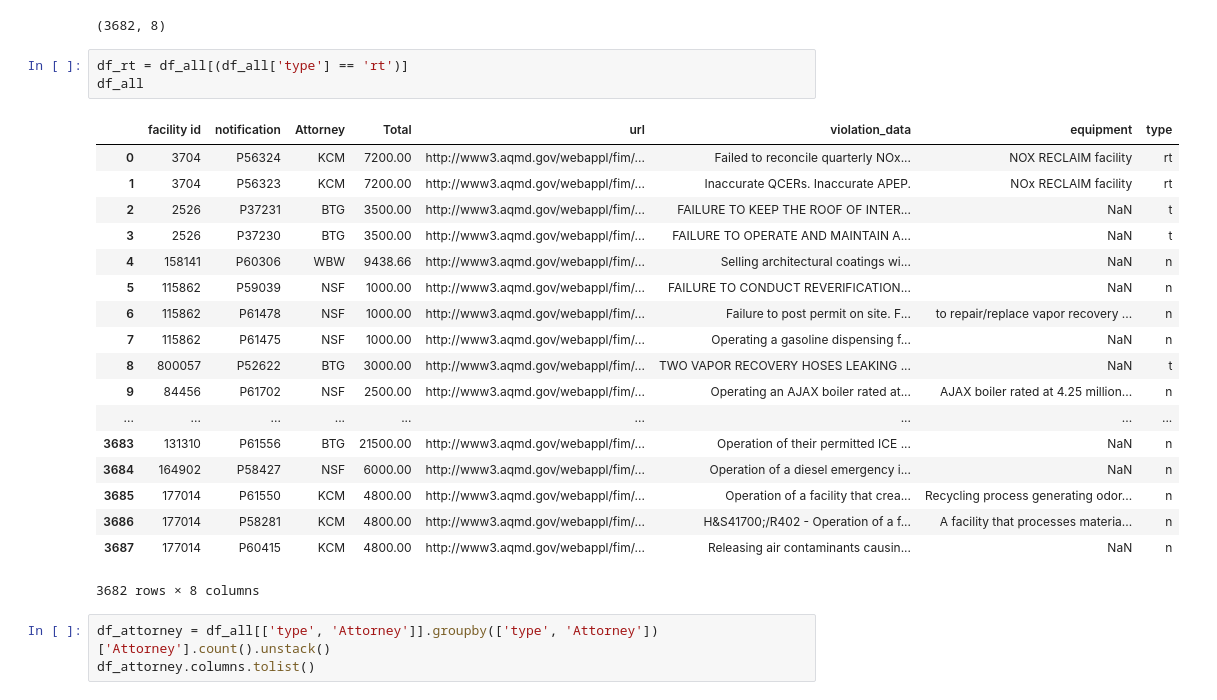
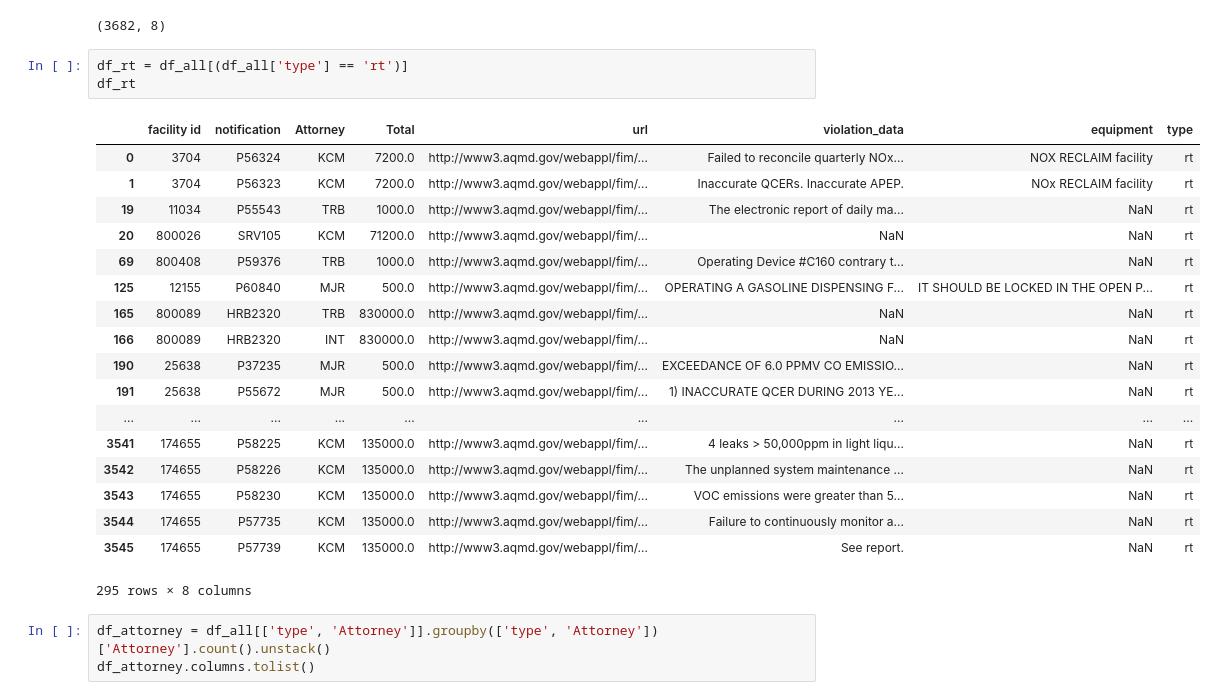
Before and after one commit to grantaguinaldo/AQMD_violation_classification, a Jupyter notebook: aqmd_violations.ipynb, the cells around one changed output. Drawn from its saved outputs; the diff is of its cells as text.

```diff
--- a/aqmd_violations.ipynb
+++ b/aqmd_violations.ipynb
@@ -356,26 +359,26 @@ df_all.shape
 (3682, 8)
 # %%
 df_rt = df_all[(df_all['type'] == 'rt')]
-df_all
+df_rt
 # %% [output]
 |  | facility id | notification | Attorney | Total | url | violation_data | equipment | type |
-| 0 | 3704 | P56324 | KCM | 7200.00 | http://www3.aqmd.gov/webappl/fim/... | Failed to reconcile quarterly NOx... | NOX RECLAIM facility | rt |
-| 1 | 3704 | P56323 | KCM | 7200.00 | http://www3.aqmd.gov/webappl/fim/... | Inaccurate QCERs. Inaccurate APEP. | NOx RECLAIM facility | rt |
-| 2 | 2526 | P37231 | BTG | 3500.00 | http://www3.aqmd.gov/webappl/fim/... | FAILURE TO KEEP THE ROOF OF INTER... | NaN | t |
-| 3 | 2526 | P37230 | BTG | 3500.00 | http://www3.aqmd.gov/webappl/fim/... | FAILURE TO OPERATE AND MAINTAIN A... | NaN | t |
-| 4 | 158141 | P60306 | WBW | 9438.66 | http://www3.aqmd.gov/webappl/fim/... | Selling architectural coatings wi... | NaN | n |
-| 5 | 115862 | P59039 | NSF | 1000.00 | http://www3.aqmd.gov/webappl/fim/... | FAILURE TO CONDUCT REVERIFICATION... | NaN | n |
-| 6 | 115862 | P61478 | NSF | 1000.00 | http://www3.aqmd.gov/webappl/fim/... | Failure to post permit on site. F... | to repair/replace vapor recovery ... | n |
-| 7 | 115862 | P61475 | NSF | 1000.00 | http://www3.aqmd.gov/webappl/fim/... | Operating a gasoline dispensing f... | NaN | n |
-| 8 | 800057 | P52622 | BTG | 3000.00 | http://www3.aqmd.gov/webappl/fim/... | TWO VAPOR RECOVERY HOSES LEAKING ... | NaN | t |
-| 9 | 84456 | P61702 | NSF | 2500.00 | http://www3.aqmd.gov/webappl/fim/... | Operating an AJAX boiler rated at... | AJAX boiler rated at 4.25 million... | n |
+| 0 | 3704 | P56324 | KCM | 7200.0 | http://www3.aqmd.gov/webappl/fim/... | Failed to reconcile quarterly NOx... | NOX RECLAIM facility | rt |
+| 1 | 3704 | P56323 | KCM | 7200.0 | http://www3.aqmd.gov/webappl/fim/... | Inaccurate QCERs. Inaccurate APEP. | NOx RECLAIM facility | rt |
+| 19 | 11034 | P55543 | TRB | 1000.0 | http://www3.aqmd.gov/webappl/fim/... | The electronic report of daily ma... | NaN | rt |
+| 20 | 800026 | SRV105 | KCM | 71200.0 | http://www3.aqmd.gov/webappl/fim/... | NaN | NaN | rt |
+| 69 | 800408 | P59376 | TRB | 1000.0 | http://www3.aqmd.gov/webappl/fim/... | Operating Device #C160 contrary t... | NaN | rt |
+| 125 | 12155 | P60840 | MJR | 500.0 | http://www3.aqmd.gov/webappl/fim/... | OPERATING A GASOLINE DISPENSING F... | IT SHOULD BE LOCKED IN THE OPEN P... | rt |
+| 165 | 800089 | HRB2320 | TRB | 830000.0 | http://www3.aqmd.gov/webappl/fim/... | NaN | NaN | rt |
+| 166 | 800089 | HRB2320 | INT | 830000.0 | http://www3.aqmd.gov/webappl/fim/... | NaN | NaN | rt |
+| 190 | 25638 | P37235 | MJR | 500.0 | http://www3.aqmd.gov/webappl/fim/... | EXCEEDANCE OF 6.0 PPMV CO EMISSIO... | NaN | rt |
+| 191 | 25638 | P55672 | MJR | 500.0 | http://www3.aqmd.gov/webappl/fim/... | 1) INACCURATE QCER DURING 2013 YE... | NaN | rt |
 | ... | ... | ... | ... | ... | ... | ... | ... | ... |
-| 3683 | 131310 | P61556 | BTG | 21500.00 | http://www3.aqmd.gov/webappl/fim/... | Operation of their permitted ICE ... | NaN | n |
-| 3684 | 164902 | P58427 | NSF | 6000.00 | http://www3.aqmd.gov/webappl/fim/... | Operation of a diesel emergency i... | NaN | n |
-| 3685 | 177014 | P61550 | KCM | 4800.00 | http://www3.aqmd.gov/webappl/fim/... | Operation of a facility that crea... | Recycling process generating odor... | n |
-| 3686 | 177014 | P58281 | KCM | 4800.00 | http://www3.aqmd.gov/webappl/fim/... | H&S41700;/R402 - Operation of a f... | A facility that processes materia... | n |
-| 3687 | 177014 | P60415 | KCM | 4800.00 | http://www3.aqmd.gov/webappl/fim/... | Releasing air contaminants causin... | NaN | n |
+| 3541 | 174655 | P58225 | KCM | 135000.0 | http://www3.aqmd.gov/webappl/fim/... | 4 leaks > 50,000ppm in light liqu... | NaN | rt |
+| 3542 | 174655 | P58226 | KCM | 135000.0 | http://www3.aqmd.gov/webappl/fim/... | The unplanned system maintenance ... | NaN | rt |
+| 3543 | 174655 | P58230 | KCM | 135000.0 | http://www3.aqmd.gov/webappl/fim/... | VOC emissions were greater than 5... | NaN | rt |
+| 3544 | 174655 | P57735 | KCM | 135000.0 | http://www3.aqmd.gov/webappl/fim/... | Failure to continuously monitor a... | NaN | rt |
+| 3545 | 174655 | P57739 | KCM | 135000.0 | http://www3.aqmd.gov/webappl/fim/... | See report. | NaN | rt |
-3682 rows × 8 columns
+295 rows × 8 columns
 # %%
 df_attorney = df_all[['type', 'Attorney']].groupby(['type', 'Attorney'])['Attorney'].count().unstack()
 df_attorney.columns.tolist()
```
Also changed, not shown: parts of 33 cells of this notebook.
